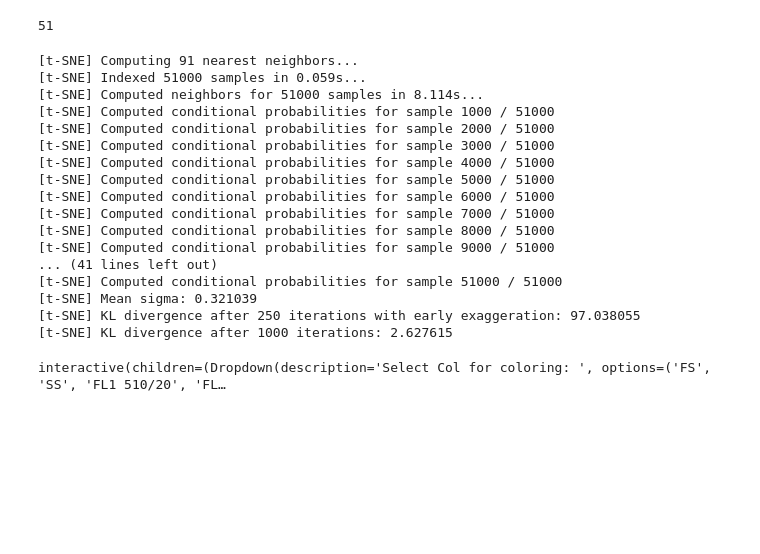
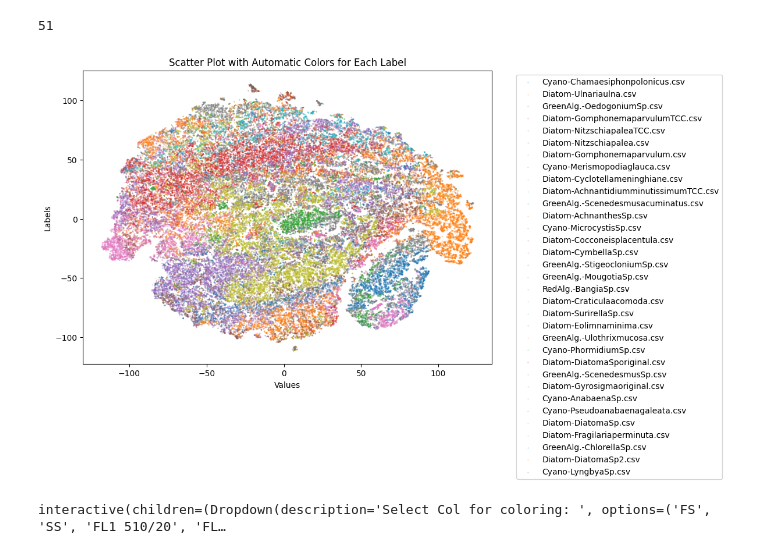
Before and after one commit to Deerer99/Highflow_viSNE, a Jupyter notebook: viSNE_for_HighDim_Flowcytanalysis/python_script/tSNE_for_machinelearning.ipynb, the cells around one changed output. Drawn from its saved outputs; the diff is of its cells as text; code cells hidden in the pictures; blank space fills up the shorter version.

```diff
--- a/viSNE_for_HighDim_Flowcytanalysis/python_script/tSNE_for_machinelearning.ipynb
+++ b/viSNE_for_HighDim_Flowcytanalysis/python_script/tSNE_for_machinelearning.ipynb
@@ -322,6 +402,18 @@ input_df_transformed= asinh_transform(subsampling_input_df,factor=150)
 51
 # %%
 def rename_columns(input_df, column_mapping):
+
+    """
+    Renames columns if feature names are not equivalent
+
+    Parameters:
+    - input_df : Dataframe to rename
+    - column_mapping: dict with old:new names
+
+    Returns:
+    - renamed dataframes
+
+    """
     # Create a copy of the DataFrame to avoid modifying the original
     renamed_df = input_df.copy()
 
@@ -332,42 +424,38 @@ def rename_columns(input_df, column_mapping):
 
 # Define the mapping from current column names to expected feature names
 column_mapping = {
-    'FL3': 'FL3 575',
-    'FL5': 'FL5 695/30'
+    'FL1 510/20': 'FL1_Area',
+    'FL10 525': 'FL10_area',
+    'FL2 542/27': 'FL2_area',
+    'FL3 575': 'FL3_area',
+    'FL4 620/30': 'FL4_area',
+    'FL5 695/30': 'FL5_area',
+    'FL6 660': 'FL6_area',
+    'FL7 725/20': 'FL7_area',
+    'FL8 755': 'FL8_area',
+    'FL9 450/50': 'FL9_area',
+    "FS":"FS_area",
+    "SS": "SS_area"
+
 }
 
 # Call the function to rename the columns
-subsampling_input_df = rename_columns(subsampling_input_df, column_mapping)
+subsampling_df_fcs_transformed = asinh_transform(subsampling_df_fcs_transformed)
+subsampling_df_fcs_transformed = rename_columns(subsampling_df_fcs_transformed, column_mapping)
 # %%
 
 
-ML_labels = rf_class.predict(subsampling_input_df.iloc[:,:-2])
+ML_labels = rf_class.predict(subsampling_df_fcs_transformed)
 
-subsampling_input_df["ML_Labels"]= ML_labels
+subsampling_df_fcs_transformed["ML_Labels"]= ML_labels
 # %%
 # create viSNE map with dropdown for all cols, hdbscan analysis, ML labeling
-input_matrix = input_df_transformed.iloc[:,:-1]
-tsne_result_input = TSNE(n_components=2, perplexity=30, verbose=True,method="barnes_hut").fit_transform(input_matrix)
+
+tsne_result_input = TSNE(n_components=2, perplexity=30, verbose=True,method="barnes_hut").fit_transform(subsampling_df_fcs_transformed.iloc[:,:-1])
-# %% [output]
-[t-SNE] Computing 91 nearest neighbors...
-[t-SNE] Indexed 51000 samples in 0.059s...
-[t-SNE] Computed neighbors for 51000 samples in 8.114s...
-[t-SNE] Computed conditional probabilities for sample 1000 / 51000
-[t-SNE] Computed conditional probabilities for sample 2000 / 51000
-[t-SNE] Computed conditional probabilities for sample 3000 / 51000
-[t-SNE] Computed conditional probabilities for sample 4000 / 51000
-[t-SNE] Computed conditional probabilities for sample 5000 / 51000
-[t-SNE] Computed conditional probabilities for sample 6000 / 51000
-[t-SNE] Computed conditional probabilities for sample 7000 / 51000
-[t-SNE] Computed conditional probabilities for sample 8000 / 51000
-[t-SNE] Computed conditional probabilities for sample 9000 / 51000
-... (41 lines left out)
-[t-SNE] Computed conditional probabilities for sample 51000 / 51000
-[t-SNE] Mean sigma: 0.321039
-[t-SNE] KL divergence after 250 iterations with early exaggeration: 97.038055
-[t-SNE] KL divergence after 1000 iterations: 2.627615
 # %%
-plot_vsne_result_generic(tsne_result_input,label_col=subsampling_input_df)
+plot_vsne_result_generic(tsne_result_input,label_col=subsampling_df_fcs_transformed["ML_Labels"])
+# %% [output]
+[figure, added]
 # %%
 i_plot = create_visne_with_dropdown(tsne_result_input,input_matrix)
 display(i_plot)
```
Also changed, not shown: parts of 13 cells of this notebook.
